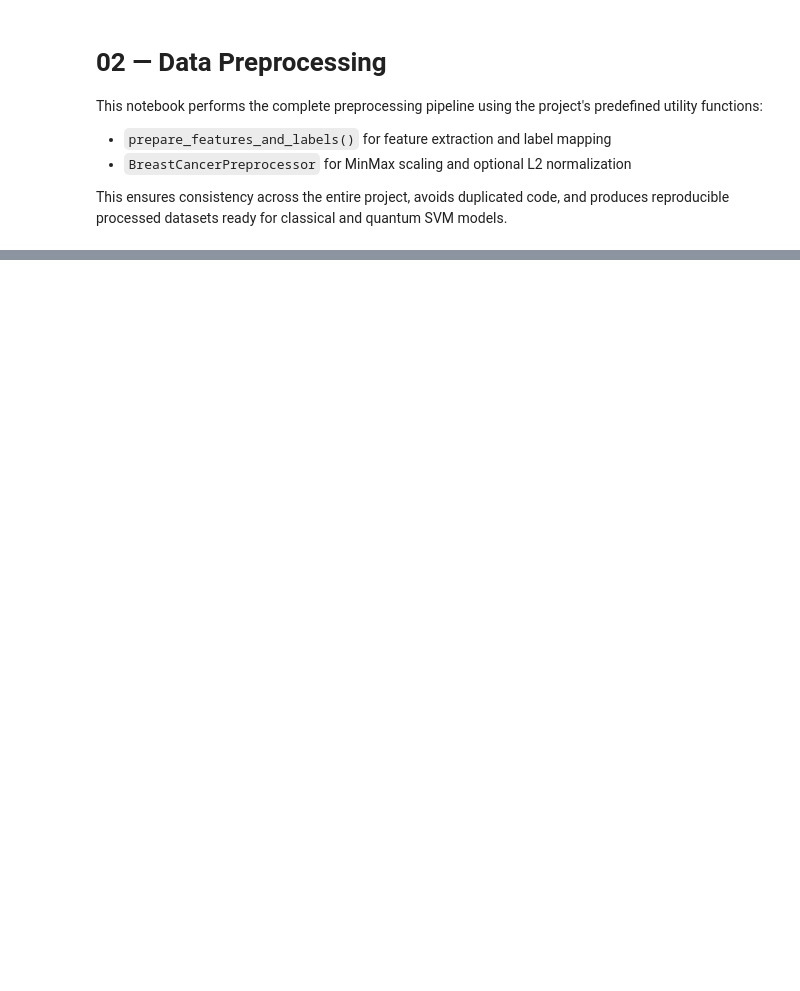
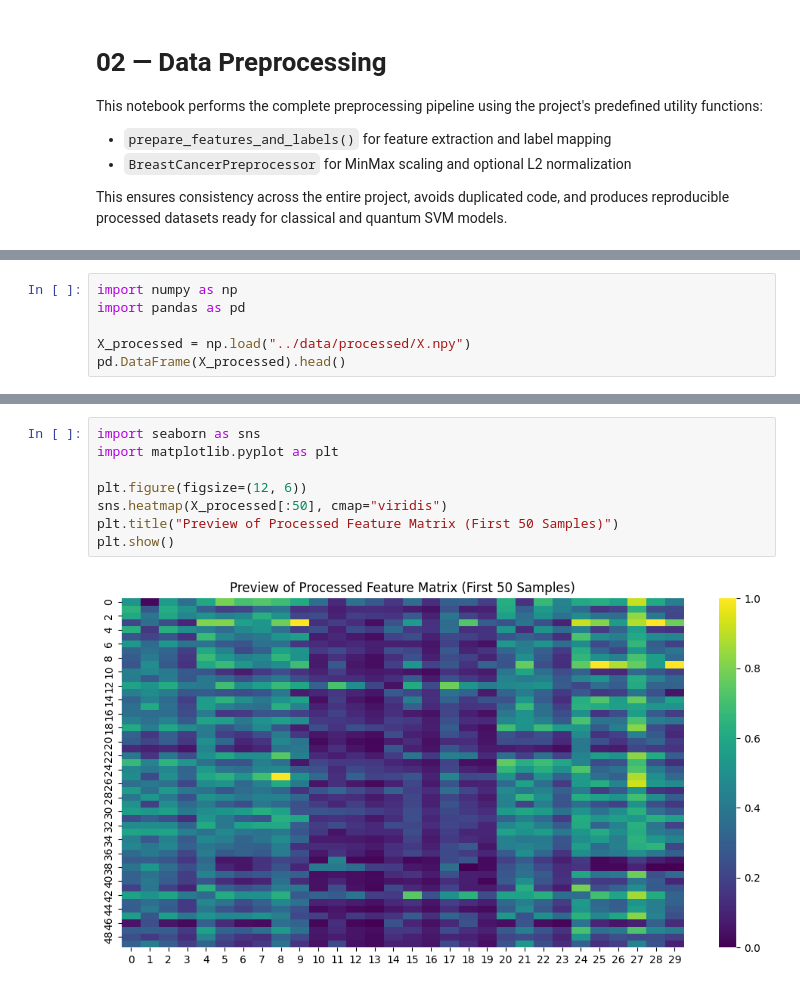
Before and after one commit to SidarYilmaz/Quantum_SVM_for_Breast_Cancer_Diagnosis, a Jupyter notebook: notebooks/02_preprocessing.ipynb, the cells around one changed output, grey strips where cells are left out. Drawn from its saved outputs; the diff is of its cells as text; blank space fills up the shorter version.

Commit message:
Refactor preprocessing notebook to improve import handling, streamline data loading, and enhance output clarity.

```diff
--- a/notebooks/02_preprocessing.ipynb
+++ b/notebooks/02_preprocessing.ipynb
@@ -110,0 +135,6 @@ The processed dataset is now ready for classical SVM and QSVM models.
+# %%
+import numpy as np
+import pandas as pd
+
+X_processed = np.load("../data/processed/X.npy")
+pd.DataFrame(X_processed).head()
@@ -110,0 +149,10 @@ The processed dataset is now ready for classical SVM and QSVM models.
+# %%
+import seaborn as sns
+import matplotlib.pyplot as plt
+
+plt.figure(figsize=(12, 6))
+sns.heatmap(X_processed[:50], cmap="viridis")
+plt.title("Preview of Processed Feature Matrix (First 50 Samples)")
+plt.show()
+# %% [output]
+[figure, added]
```
Also changed, not shown: parts of 12 cells of this notebook.
